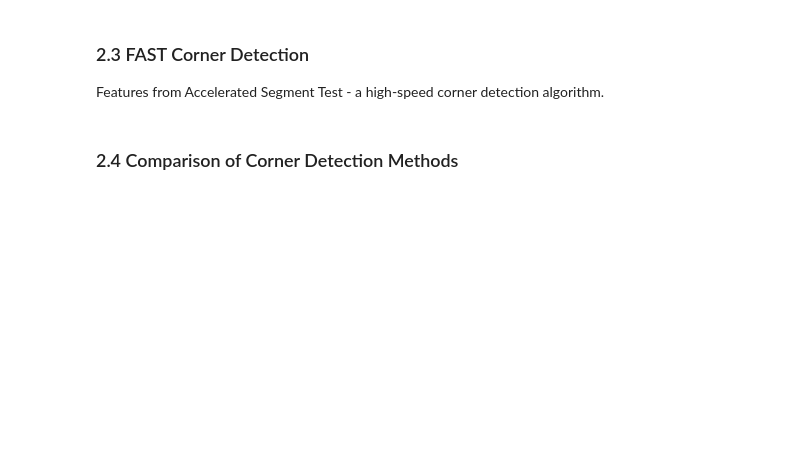
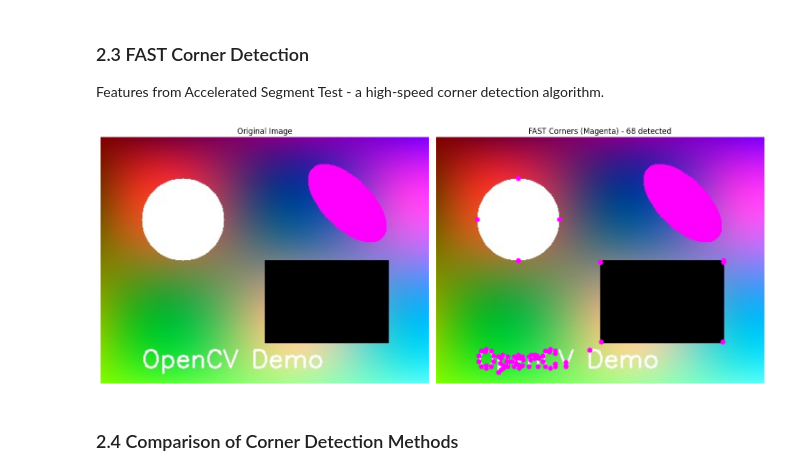
Before and after one commit to vuhung16au/ACU, a Jupyter notebook: DataScience/OpenCV/notebooks/05_feature_detection.ipynb, the cells around one changed output. Saved outputs shown, nothing was run; the diff lists cells and outputs as text; code cells hidden in the pictures; blank space fills up the shorter version.

```diff
--- a/DataScience/OpenCV/notebooks/05_feature_detection.ipynb
+++ b/DataScience/OpenCV/notebooks/05_feature_detection.ipynb
@@ -170,32 +178,34 @@ plt.show()
 Features from Accelerated Segment Test - a high-speed corner detection algorithm.
 # %%
 # Apply FAST corner detection
-fast_keypoints = corner_detection.fast_corner_detection(
+fast_keypoints, fast_response = corner_detection.fast_corners(
     gray_image,
     threshold=50,
     non_max_suppression=True
 )
 
 # Display results
 fig, axes = plt.subplots(1, 2, figsize=(15, 6))
 
 # Original
 axes[0].imshow(cv2.cvtColor(image, cv2.COLOR_BGR2RGB))
 axes[0].set_title('Original Image')
 axes[0].axis('off')
 
 # FAST corners
 image_with_fast = image.copy()
 for kp in fast_keypoints:
     x, y = int(kp.pt[0]), int(kp.pt[1])
     cv2.circle(image_with_fast, (x, y), 3, (255, 0, 255), -1)
 
 axes[1].imshow(cv2.cvtColor(image_with_fast, cv2.COLOR_BGR2RGB))
 axes[1].set_title(f'FAST Corners (Magenta) - {len(fast_keypoints)} detected')
 axes[1].axis('off')
 
 plt.tight_layout()
 plt.show()
+# %% [output]
+[figure, added]
 # %% [markdown]
 ### 2.4 Comparison of Corner Detection Methods
 # %%
```
Also changed, not shown: parts of 9 cells of this notebook.
